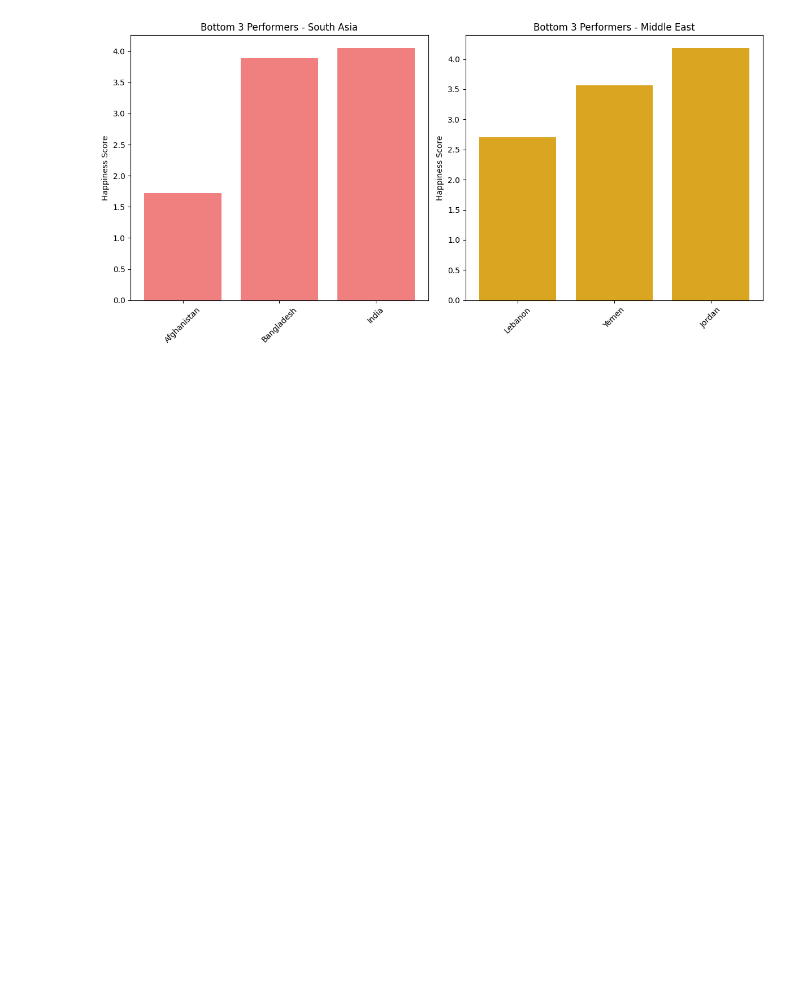
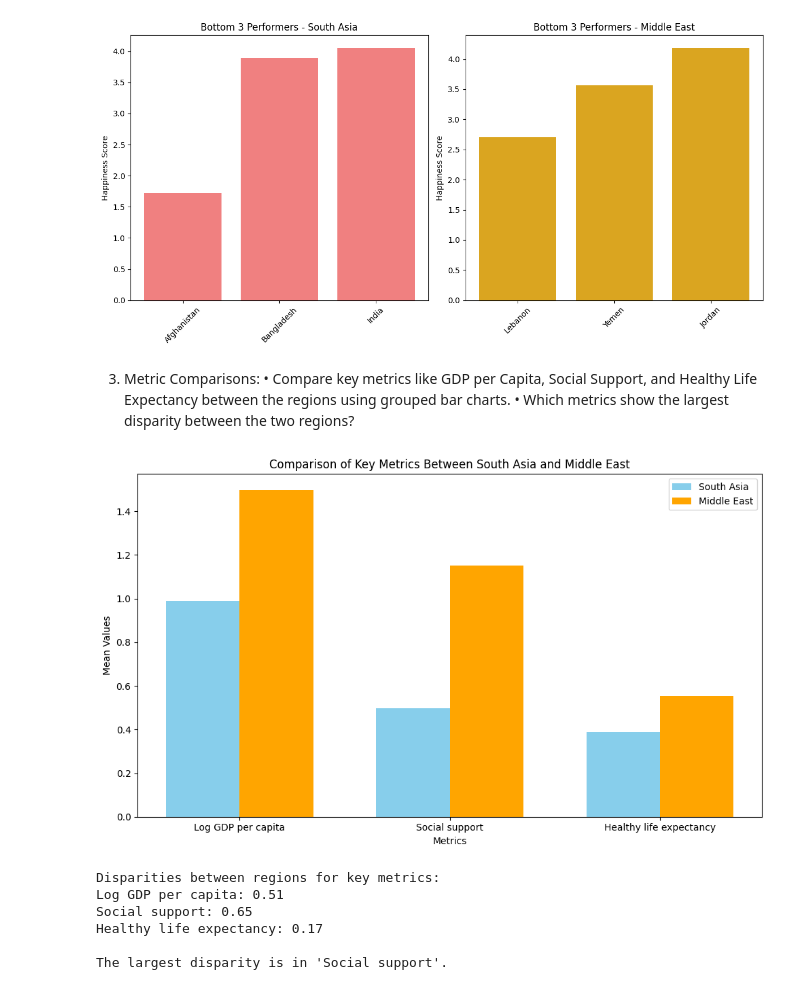
Before and after one commit to LearnerAnisha/python, a Jupyter notebook: coursework1.ipynb, the cells around one changed output. Drawn from its saved outputs; the diff is of its cells as text; code cells hidden in the pictures; blank space fills up the shorter version.

Commit message:
add problem3 task3 'metric comparison'

```diff
--- a/coursework1.ipynb
+++ b/coursework1.ipynb
@@ -557,3 +557,62 @@ plt.show()
 # %% [output]
 [figure]
 [figure]
+# %% [markdown]
+3. Metric Comparisons:
+• Compare key metrics like GDP per Capita, Social Support, and Healthy Life Expectancy between the regions using grouped bar charts.
+• Which metrics show the largest disparity between the two regions?
+# %%
+
+# Means for South Asia
+asia_means = [
+    filtered_asian_list['Log GDP per capita'].mean(),
+    filtered_asian_list['Social support'].mean(),
+    filtered_asian_list['Healthy life expectancy'].mean()
+]
+
+# Means for Middle East
+middle_east_means = [
+    filtered_middle_east_countries['Log GDP per capita'].mean(),
+    filtered_middle_east_countries['Social support'].mean(),
+    filtered_middle_east_countries['Healthy life expectancy'].mean()
+]
+
+# Step 2: Create grouped bar chart
+bar_width = 0.35  # Width of the bars
+index = np.arange(len(metrics))  # X-axis positions for groups
+
+plt.figure(figsize=(10, 6))
+
+# Plot bars for South Asia
+plt.bar(index, asia_means, bar_width, label='South Asia', color='skyblue')
+
+# Plot bars for Middle East (shifted right)
+plt.bar(index + bar_width, middle_east_means, bar_width, label='Middle East', color='orange')
+
+# Step 3: Customize the chart
+plt.xlabel('Metrics')
+plt.ylabel('Mean Values')
+plt.title('Comparison of Key Metrics Between South Asia and Middle East')
+plt.xticks(index + bar_width / 2, metrics)  # Centering the labels
+plt.legend()  # Add a legend
+plt.tight_layout()
+plt.show()
+# %% [output]
+[figure, added]
+# %%
+metrics = ['Log GDP per capita', 'Social support', 'Healthy life expectancy']
+disparities = np.abs(np.array(middle_east_means) - np.array(asia_means))
+largest_disparity_index = np.argmax(disparities)
+
+print("Disparities between regions for key metrics:")
+for i, metric in enumerate(metrics):
+    print(f"{metric}: {disparities[i]:.2f}")
+
+print(f"\nThe largest disparity is in '{metrics[largest_disparity_index]}'.")
+# %% [output]
+Disparities between regions for key metrics:
+Log GDP per capita: 0.51
+Social support: 0.65
+Healthy life expectancy: 0.17
+
+The largest disparity is in 'Social support'.
```
